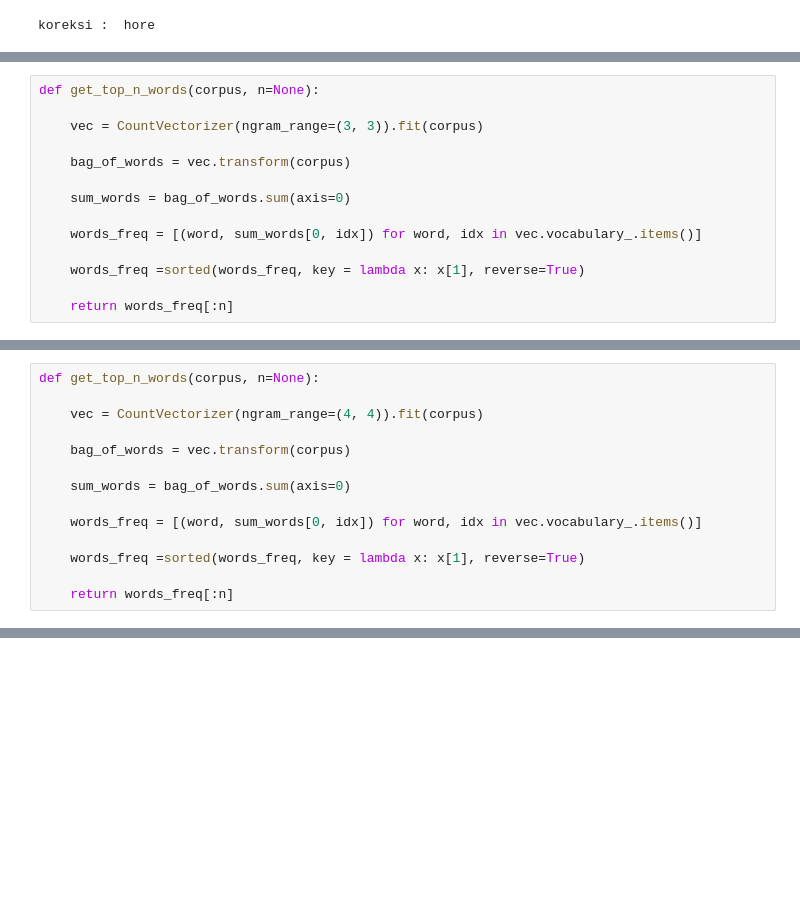
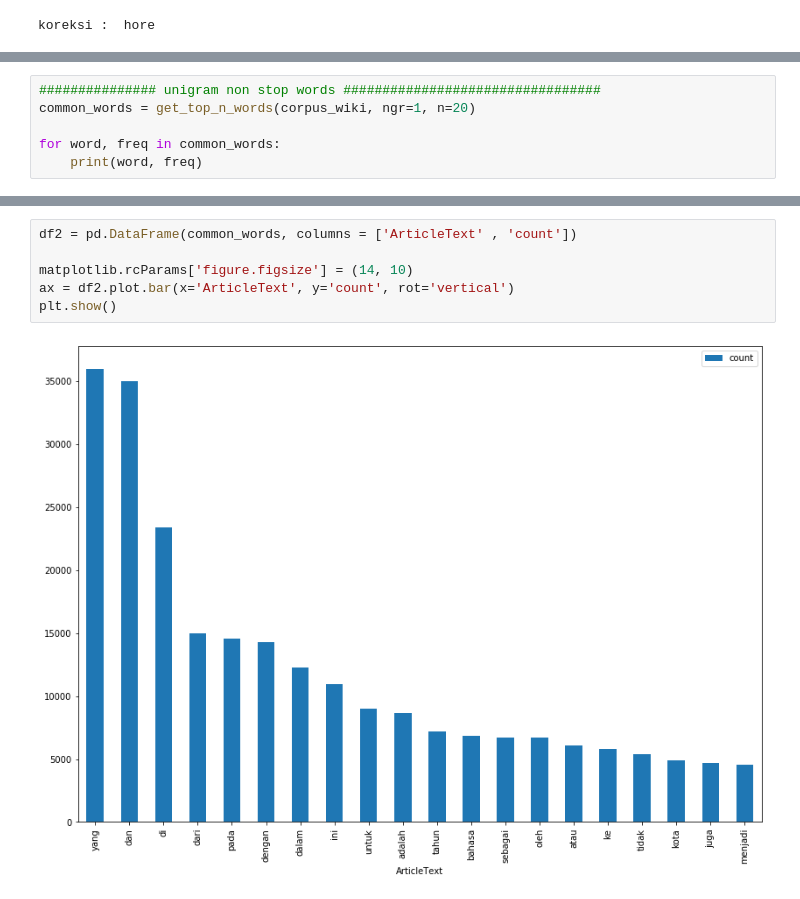
Before and after one commit to Yuriowindiatmoko2401/tugas-text-analytics-2, a Jupyter notebook: 19917020_Yurio_txt2.ipynb, the cells around one changed output, grey strips where cells are left out. Cells and saved outputs as stored; diff of their text form; blank space fills up the shorter version.

```diff
--- a/19917020_Yurio_txt2.ipynb
+++ b/19917020_Yurio_txt2.ipynb
@@ -248,14 +40,0 @@ bintang bintang 237
-# %%
-def get_top_n_words(corpus, n=None):
-
-    vec = CountVectorizer(ngram_range=(3, 3)).fit(corpus)
-
-    bag_of_words = vec.transform(corpus)
-
-    sum_words = bag_of_words.sum(axis=0)
-
-    words_freq = [(word, sum_words[0, idx]) for word, idx in vec.vocabulary_.items()]
-
-    words_freq =sorted(words_freq, key = lambda x: x[1], reverse=True)
-
-    return words_freq[:n]
@@ -334,14 +40,0 @@ daftar kabupaten kota 49
-# %%
-def get_top_n_words(corpus, n=None):
-
-    vec = CountVectorizer(ngram_range=(4, 4)).fit(corpus)
-
-    bag_of_words = vec.transform(corpus)
-
-    sum_words = bag_of_words.sum(axis=0)
-
-    words_freq = [(word, sum_words[0, idx]) for word, idx in vec.vocabulary_.items()]
-
-    words_freq =sorted(words_freq, key = lambda x: x[1], reverse=True)
-
-    return words_freq[:n]
@@ -419,0 +62,6 @@ lampung smp negeri bandar 30
+# %%
+############### unigram non stop words #################################
+common_words = get_top_n_words(corpus_wiki, ngr=1, n=20)
+
+for word, freq in common_words:
+    print(word, freq)
@@ -419,0 +89,8 @@ lampung smp negeri bandar 30
+# %%
+df2 = pd.DataFrame(common_words, columns = ['ArticleText' , 'count'])
+
+matplotlib.rcParams['figure.figsize'] = (14, 10)
+ax = df2.plot.bar(x='ArticleText', y='count', rot='vertical')
+plt.show()
+# %% [output]
+[figure, added]
```
Also changed, not shown: parts of 54 cells of this notebook, 12 other files.
